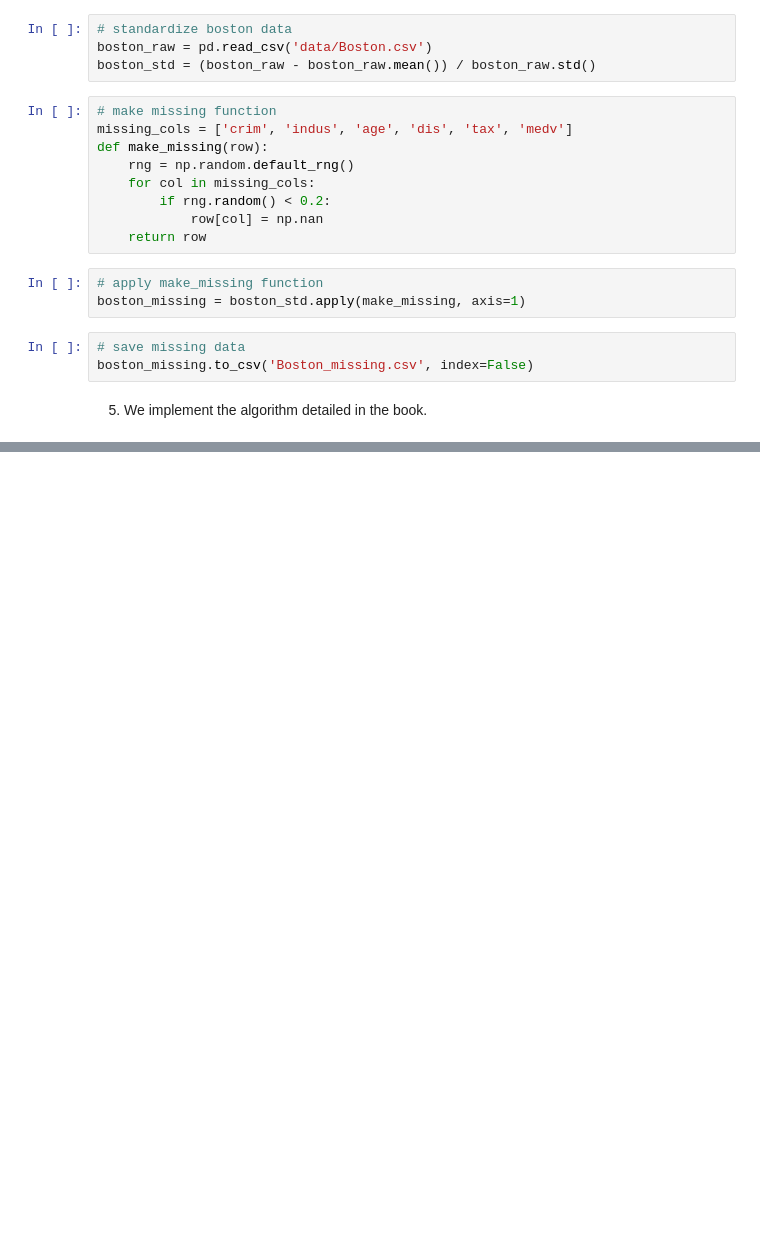
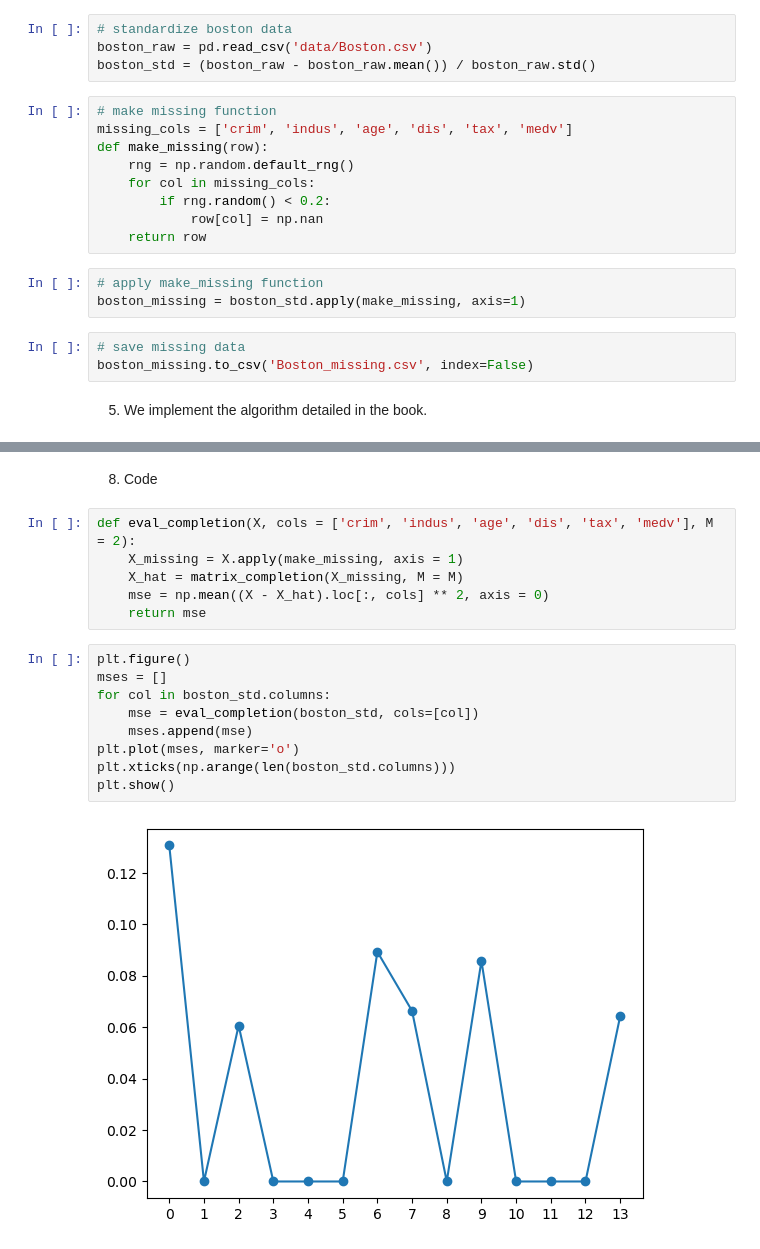
Before and after one commit to andrewlys/ECMA-31330, a Jupyter notebook: hw4/hw4.ipynb, the cells around one changed output, grey strips where cells are left out. Cells and saved outputs as stored; diff of their text form; blank space fills up the shorter version.

```diff
--- a/hw4/hw4.ipynb
+++ b/hw4/hw4.ipynb
@@ -179,0 +233,19 @@ boston_missing = pd.read_csv('Boston_missing.csv')
+# %% [markdown]
+8. Code
+# %%
+def eval_completion(X, cols = ['crim', 'indus', 'age', 'dis', 'tax', 'medv'], M = 2):
+    X_missing = X.apply(make_missing, axis = 1)
+    X_hat = matrix_completion(X_missing, M = M)
+    mse = np.mean((X - X_hat).loc[:, cols] ** 2, axis = 0)
+    return mse
+# %%
+plt.figure()
+mses = []
+for col in boston_std.columns:
+    mse = eval_completion(boston_std, cols=[col])
+    mses.append(mse)
+plt.plot(mses, marker='o')
+plt.xticks(np.arange(len(boston_std.columns)))
+plt.show()
+# %% [output]
+[figure, added]
```
Also changed, not shown: parts of 10 cells of this notebook.
